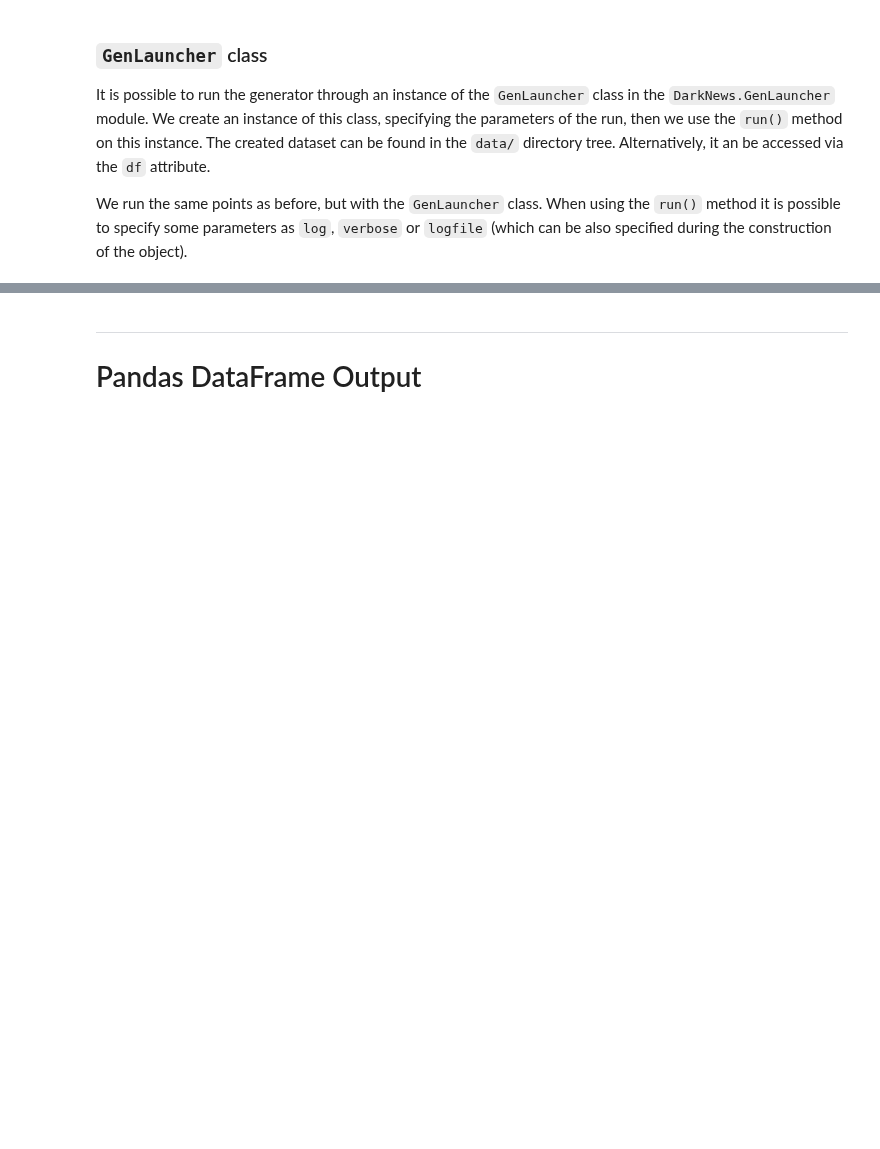
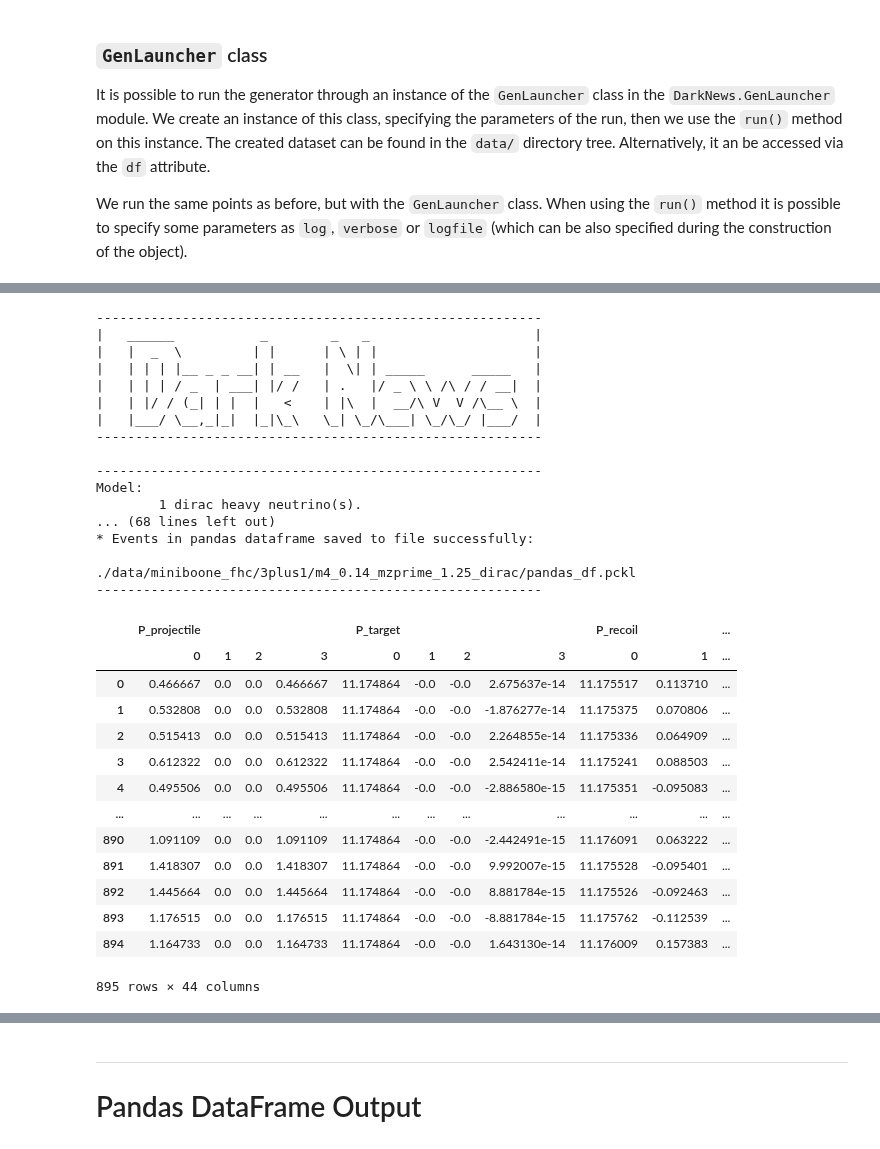
Before and after one commit to mhostert/DarkNews-generator, a Jupyter notebook: examples/Example_0__start_here.ipynb, the cells around one changed output, grey strips where cells are left out. Cells and saved outputs as stored; diff of their text form; code cells hidden in the pictures; blank space fills up the shorter version.

Commit message:
Add example of file interface

```diff
--- a/examples/Example_0__start_here.ipynb
+++ b/examples/Example_0__start_here.ipynb
@@ -93,0 +123,36 @@ df_d
+# %%
+from DarkNews.GenLauncher import GenLauncher
+gen_object = GenLauncher(param_file="./parameters_example_1.txt")
+gen_object.run(log="INFO")
+# %% [output]
+---------------------------------------------------------
+|   ______           _        _   _                     |
+|   |  _  \         | |      | \ | |                    |
+|   | | | |__ _ _ __| | __   |  \| | _____      _____   |
+|   | | | / _  | ___| |/ /   | .   |/ _ \ \ /\ / / __|  |
+|   | |/ / (_| | |  |   <    | |\  |  __/\ V  V /\__ \  |
+|   |___/ \__,_|_|  |_|\_\   \_| \_/\___| \_/\_/ |___/  |
+---------------------------------------------------------
+
+---------------------------------------------------------
+Model:
+        1 dirac heavy neutrino(s).
+... (68 lines left out)
+* Events in pandas dataframe saved to file successfully:
+
+./data/miniboone_fhc/3plus1/m4_0.14_mzprime_1.25_dirac/pandas_df.pckl
+---------------------------------------------------------
+|  | P_projectile |  |  |  | P_target |  |  |  | P_recoil |  | ... |
+|  | 0 | 1 | 2 | 3 | 0 | 1 | 2 | 3 | 0 | 1 | ... |
+| 0 | 0.466667 | 0.0 | 0.0 | 0.466667 | 11.174864 | -0.0 | -0.0 | 2.675637e-14 | 11.175517 | 0.113710 | ... |
+| 1 | 0.532808 | 0.0 | 0.0 | 0.532808 | 11.174864 | -0.0 | -0.0 | -1.876277e-14 | 11.175375 | 0.070806 | ... |
+| 2 | 0.515413 | 0.0 | 0.0 | 0.515413 | 11.174864 | -0.0 | -0.0 | 2.264855e-14 | 11.175336 | 0.064909 | ... |
+| 3 | 0.612322 | 0.0 | 0.0 | 0.612322 | 11.174864 | -0.0 | -0.0 | 2.542411e-14 | 11.175241 | 0.088503 | ... |
+| 4 | 0.495506 | 0.0 | 0.0 | 0.495506 | 11.174864 | -0.0 | -0.0 | -2.886580e-15 | 11.175351 | -0.095083 | ... |
+| ... | ... | ... | ... | ... | ... | ... | ... | ... | ... | ... | ... |
+| 890 | 1.091109 | 0.0 | 0.0 | 1.091109 | 11.174864 | -0.0 | -0.0 | -2.442491e-15 | 11.176091 | 0.063222 | ... |
+| 891 | 1.418307 | 0.0 | 0.0 | 1.418307 | 11.174864 | -0.0 | -0.0 | 9.992007e-15 | 11.175528 | -0.095401 | ... |
+| 892 | 1.445664 | 0.0 | 0.0 | 1.445664 | 11.174864 | -0.0 | -0.0 | 8.881784e-15 | 11.175526 | -0.092463 | ... |
+| 893 | 1.176515 | 0.0 | 0.0 | 1.176515 | 11.174864 | -0.0 | -0.0 | -8.881784e-15 | 11.175762 | -0.112539 | ... |
+| 894 | 1.164733 | 0.0 | 0.0 | 1.164733 | 11.174864 | -0.0 | -0.0 | 1.643130e-14 | 11.176009 | 0.157383 | ... |
+895 rows × 44 columns
```
Also changed, not shown: parts of 5 cells of this notebook.
